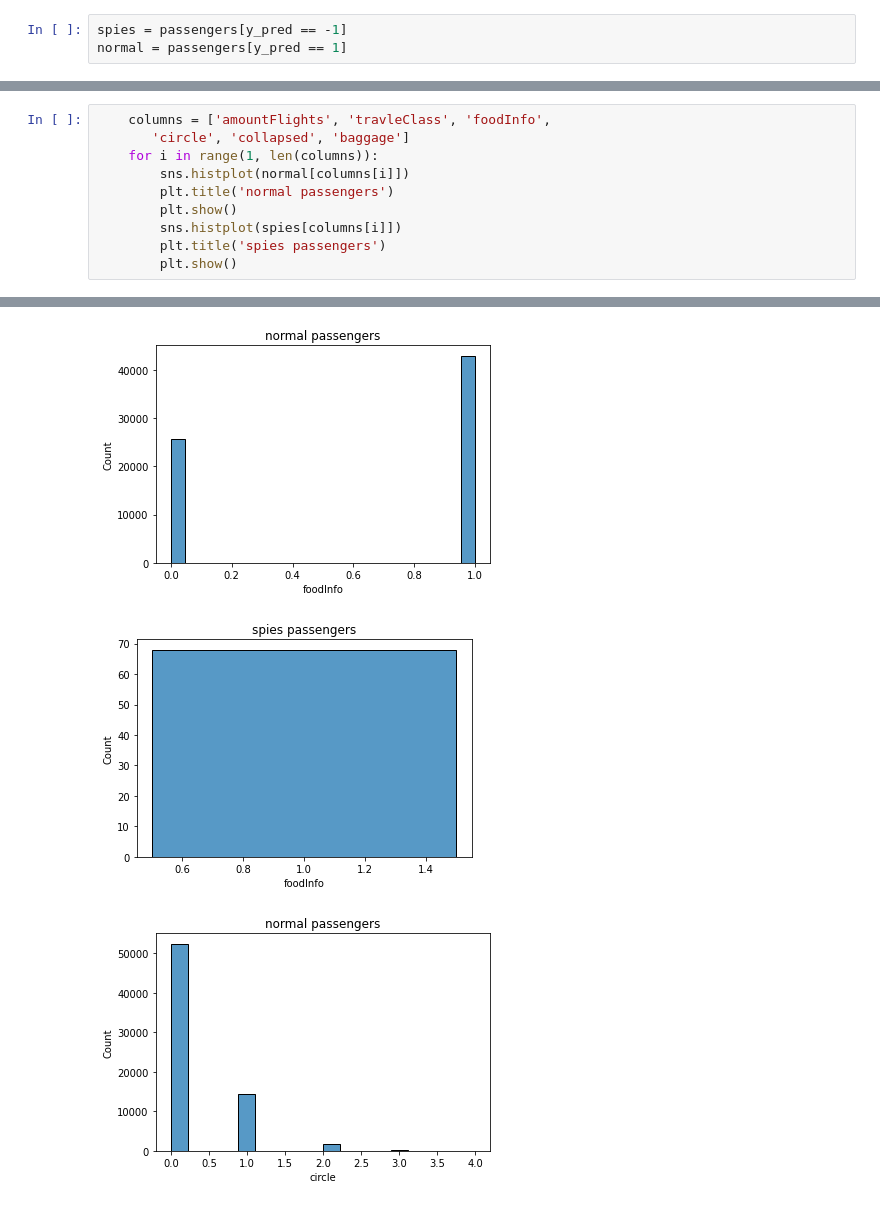
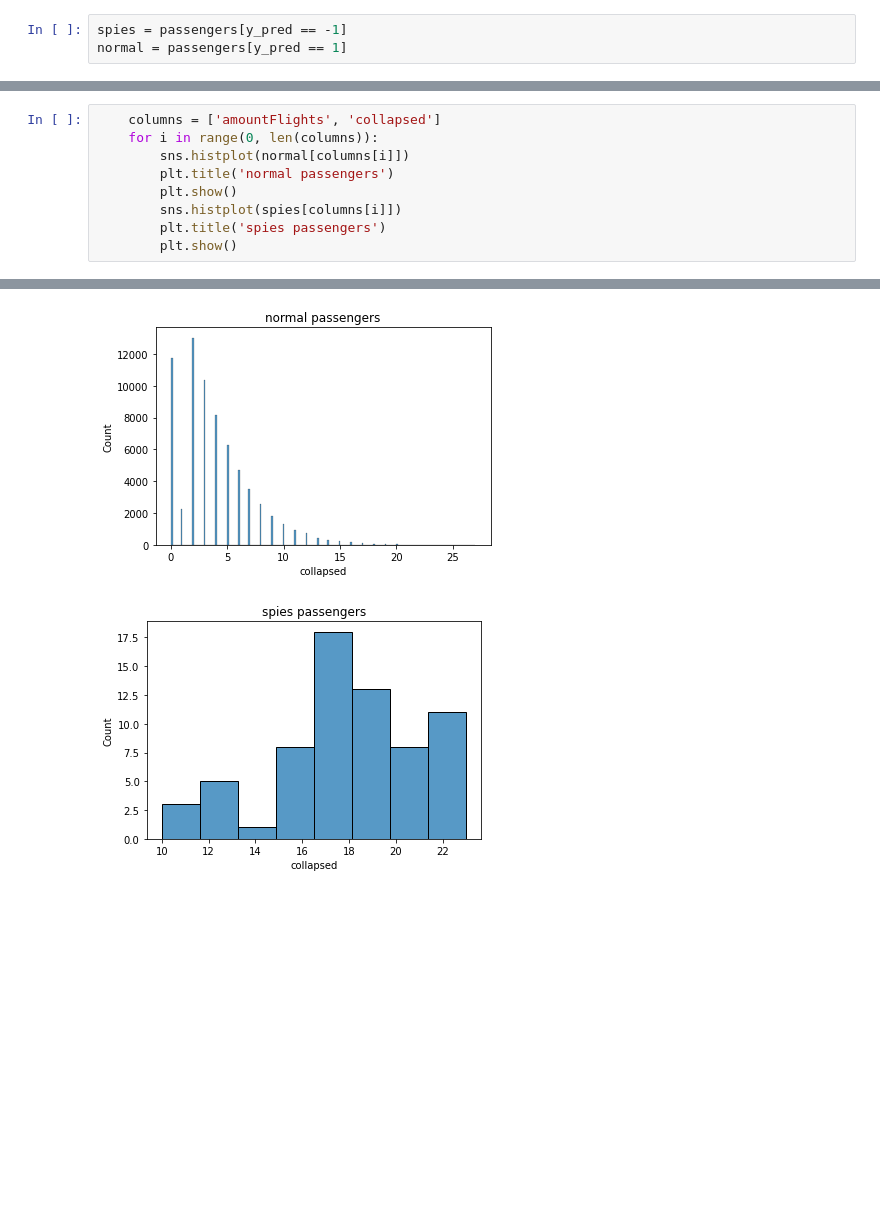
Before and after one commit to Neprincessa/DataScienceGroupLab, a Jupyter notebook: analyze/Analyze.ipynb, the cells around one changed output, grey strips where cells are left out. Saved outputs shown, nothing was run; the diff lists cells and outputs as text; blank space fills up the shorter version.

```diff
--- a/analyze/Analyze.ipynb
+++ b/analyze/Analyze.ipynb
@@ -49,7 +47,6 @@ for i in range(len(columns)):
 # %%
-    columns = ['amountFlights', 'travleClass', 'foodInfo',
-       'circle', 'collapsed', 'baggage']
-    for i in range(1, len(columns)):
+    columns = ['amountFlights', 'collapsed']
+    for i in range(0, len(columns)):
         sns.histplot(normal[columns[i]])
         plt.title('normal passengers')
         plt.show()
@@ -62,3 +59,2 @@ for i in range(len(columns)):
-[figure, old version]
+[figure, new version]
-[figure, old version]
+[figure, new version]
-[figure, removed]
```
Also changed, not shown: parts of 3 cells of this notebook.
